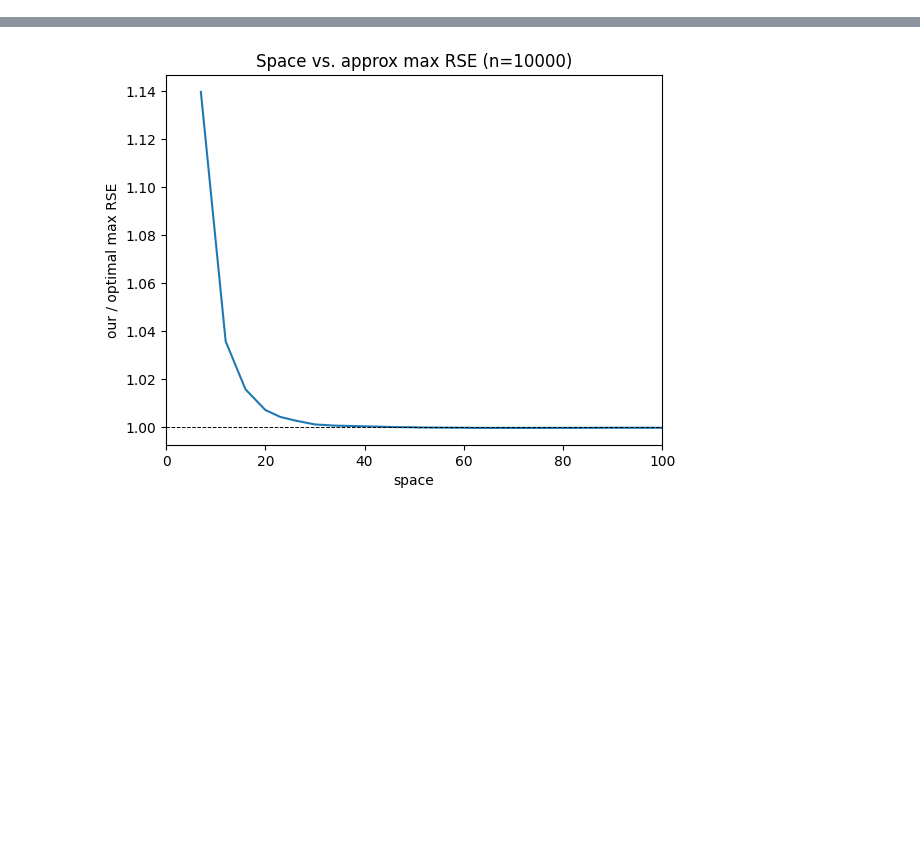
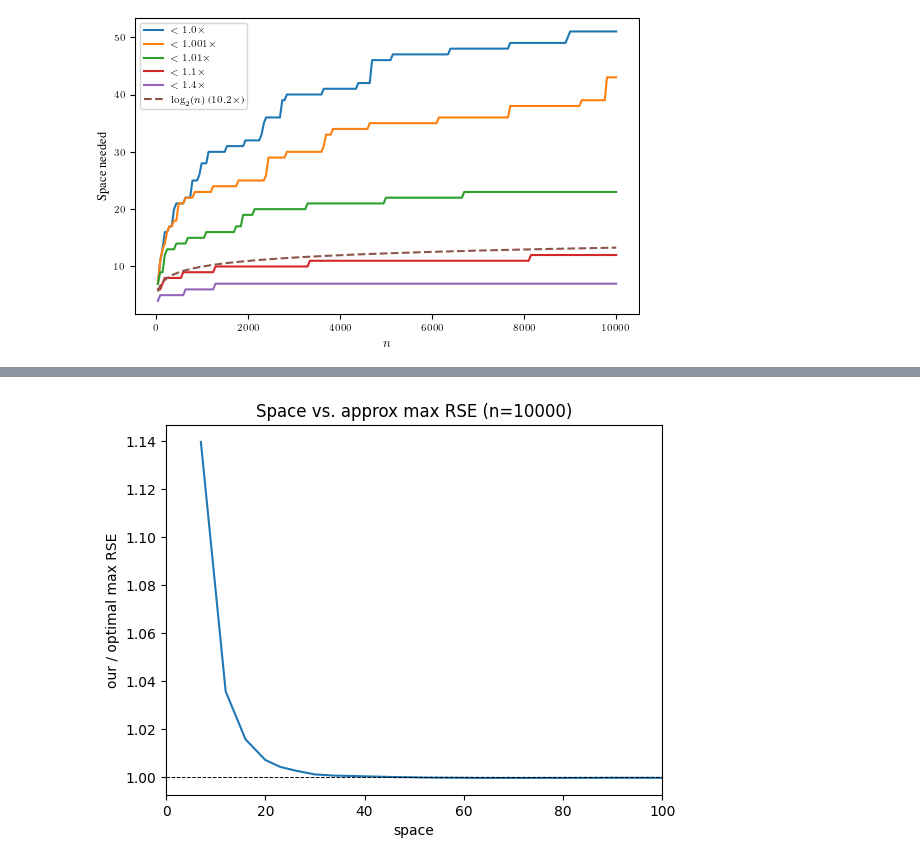
Before and after one commit to jodander/streaming-via-binning, a Jupyter notebook: performance.ipynb, the cells around one changed output, grey strips where cells are left out. Saved outputs shown, nothing was run; the diff lists cells and outputs as text; code cells hidden in the pictures; blank space fills up the shorter version.

```diff
--- a/performance.ipynb
+++ b/performance.ipynb
@@ -2,6 +2,11 @@
 import math
 
 import numpy as np
+import pandas as pd
 import matplotlib.pyplot as plt
 
 import efficient_bennett as eb
+
+from tueplots import bundles
+plt.rcParams.update(bundles.neurips2022())
+FIGSIZE = [5.5, 3.399186938124422]
@@ -7,0 +45,4 @@ import efficient_bennett as eb
+# %%
+df = pd.read_csv('data/mse_n_vs_space_for_approx.csv', index_col=0)
+df.columns = [float(x) for x in df.columns]
+df
@@ -7,0 +63,16 @@ import efficient_bennett as eb
+# %%
+factors_to_plot = [1.0, 1.001, 1.01, 1.1, 1.4]
+plt.figure()
+# plt.title(f"Space needed for ${factor_off}$-approximation of MSE")
+for factor_off in df.columns:
+    plt.plot(df.index, df[factor_off], label=f'$<{factor_off}\\times$')
+plt.plot(df.index, np.log2(df.index), label='$\\log_2(n)$ ($10.2\\times$)', ls='--')
+plt.xlabel('$n$')
+plt.ylabel('Space needed')
+plt.legend()
+# plt.xscale('log')
+# plt.yscale('log')
+plt.savefig('plots/mse_n_vs_space_needed_for_approx.pdf')
+plt.show()
+# %% [output]
+[figure, added]
```
Also changed, not shown: parts of 17 cells of this notebook.
